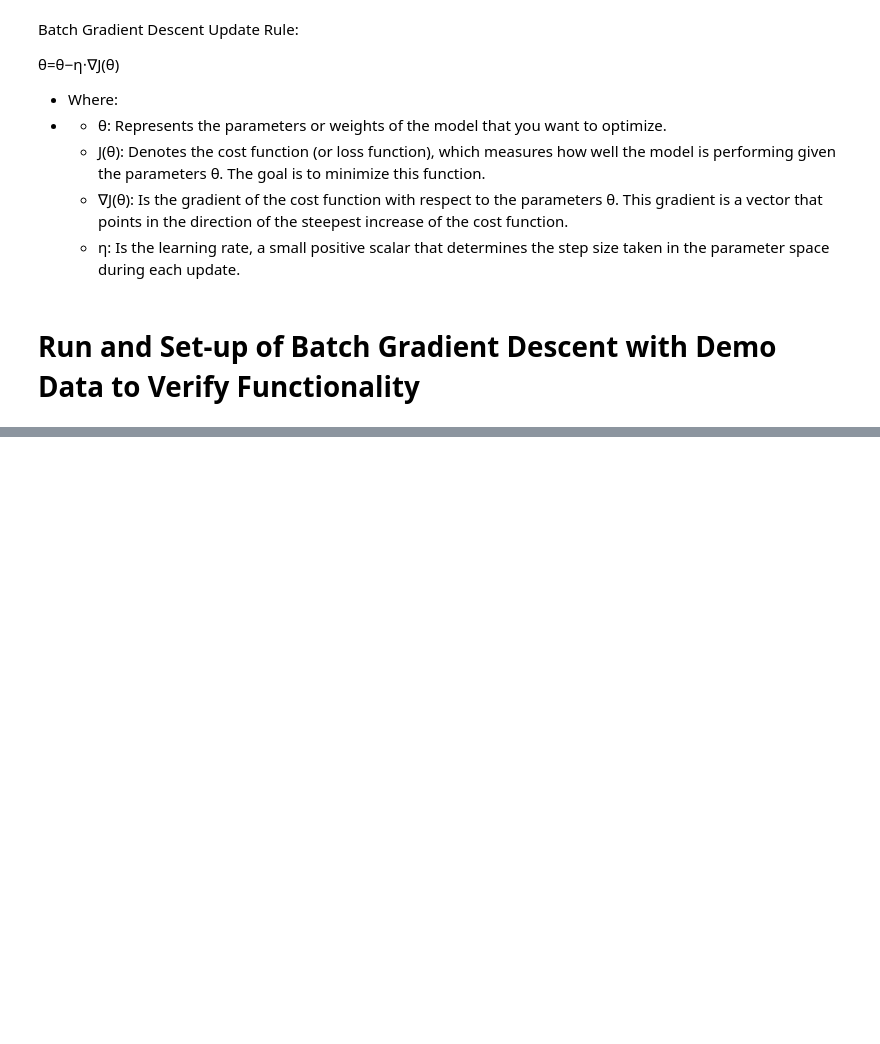
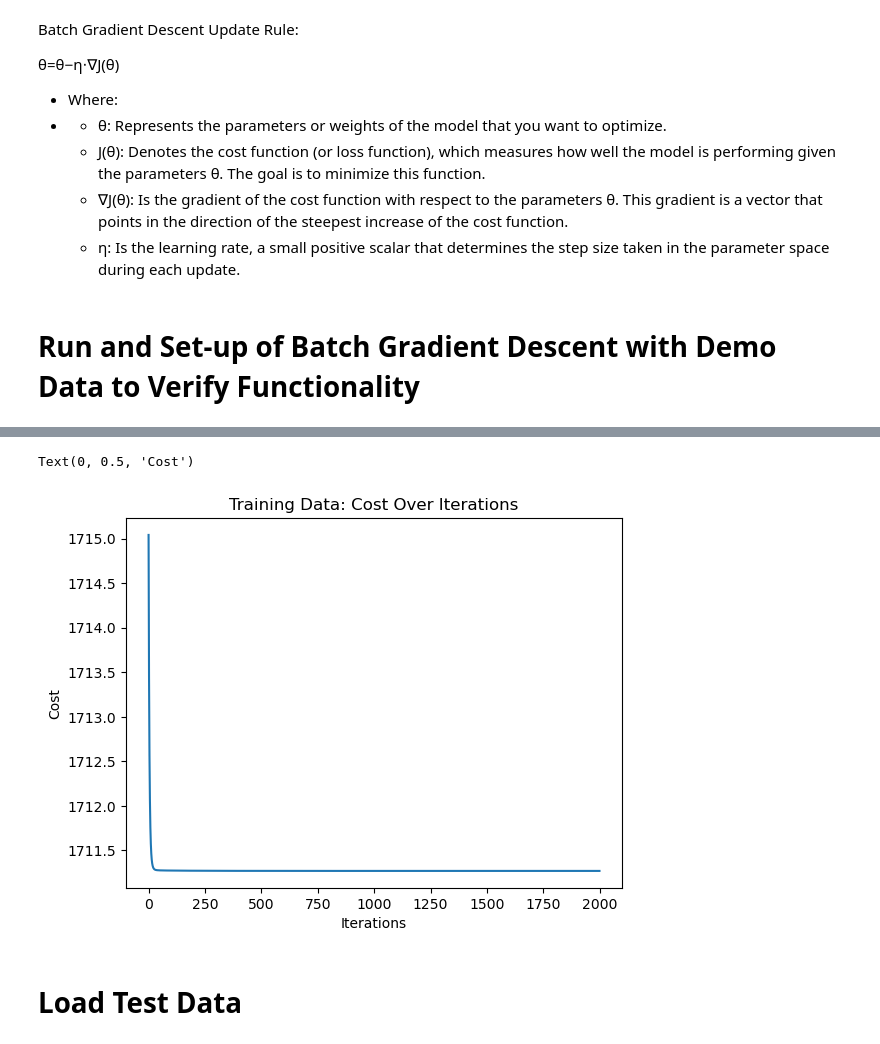
Before and after one commit to jebrown0/gradient_descent_scratch_p_project0, a Jupyter notebook: notebooks/multi_g_d_demo.ipynb, the cells around one changed output, grey strips where cells are left out. Cells and saved outputs as stored; diff of their text form; code cells hidden in the pictures; blank space fills up the shorter version.

```diff
--- a/notebooks/multi_g_d_demo.ipynb
+++ b/notebooks/multi_g_d_demo.ipynb
@@ -267,0 +389,25 @@ plt.show()
+# %%
+# NA drop not required
+pm_train_df_clean = pm_train_df.copy()
+
+# Feature columns to ensure only features are normalized
+train_feature_columns = [f's{i}' for i in range(2, 22) if i not in [5, 6, 10, 16, 18, 19]]
+
+print(train_feature_columns)
+
+# Pre-data "normalization" check
+with pd.option_context('display.max_columns', None, 'display.max_rows', None):
+    print(pm_train_df_clean.describe())
+
+# Mean/STD calculation of pm_test
+mean = pm_train_df_clean[train_feature_columns].mean()
+std = pm_train_df_clean[train_feature_columns].std()
+
+# Standardization of each column
+pm_train_df_clean[train_feature_columns] = pm_train_df_clean[train_feature_columns].astype(float)
+pm_train_df_clean.loc[:, train_feature_columns] = (pm_train_df_clean[train_feature_columns] - mean) / std
+
+
+# Scaling confirmation
+with pd.option_context('display.max_columns', None, 'display.max_rows', None):
+    print(pm_train_df_clean.describe())
@@ -267,0 +436,10 @@ plt.show()
+# %%
+# Data prep for truth set
+# No NA drop or Z-score normalization required
+
+merged_train_df = pd.merge(pm_train_df_clean, pm_target_df, on='id')
+merged_train_df['RUL'] = merged_train_df['more'] - merged_train_df['cycle'] # RUL (Remaining Useful Life)
+
+features_data = merged_train_df[train_feature_columns]
+
+target_data = merged_train_df['more'] # 'more' is name of the column which houses the cycle number of when each engine failed
@@ -267,0 +448,5 @@ plt.show()
+# %%
+X_train = features_data.to_numpy()
+y_train = target_data.to_numpy()
+# %%
+training_b, training_w, training_total_cost = g_d_funct(X=X_train, y=y_train, b=75.15, learning_rate=0.05, iterations=2000)
@@ -267,0 +517,10 @@ plt.show()
+# %%
+sns.lineplot(training_total_cost)
+plt.title('Training Data: Cost Over Iterations')
+plt.xlabel('Iterations')
+plt.ylabel('Cost')
+# %% [output]
+Text(0, 0.5, 'Cost')
+[figure, added]
+# %% [markdown]
+# Load Test Data
```
Also changed, not shown: parts of 49 cells of this notebook.
